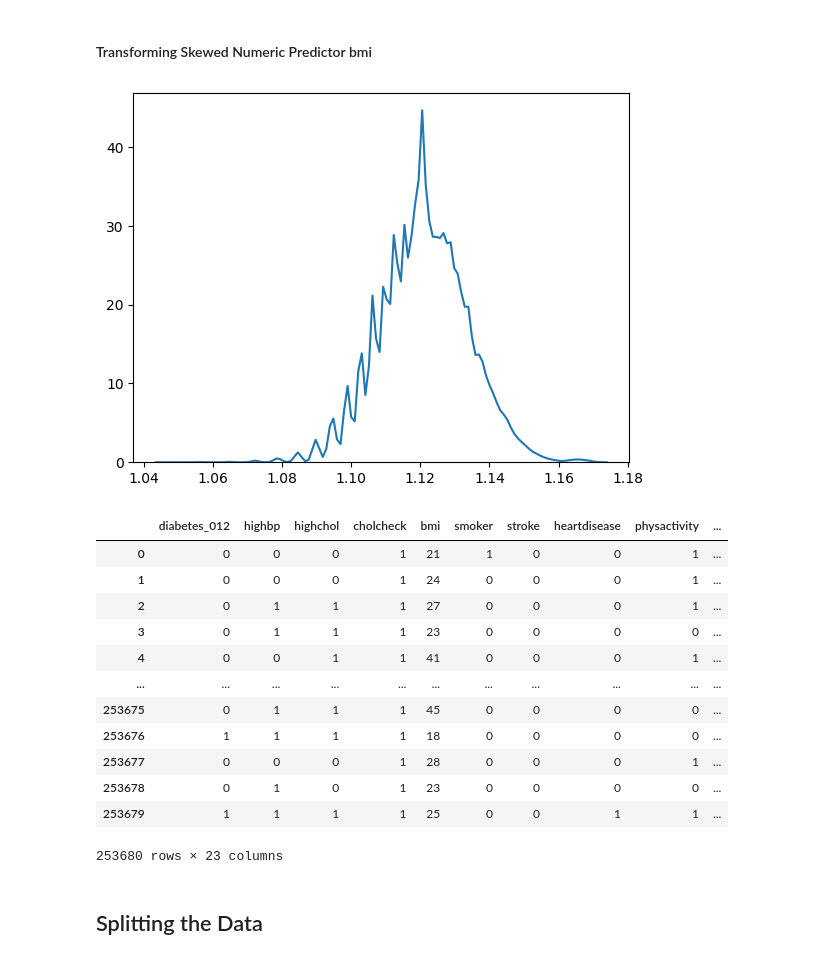
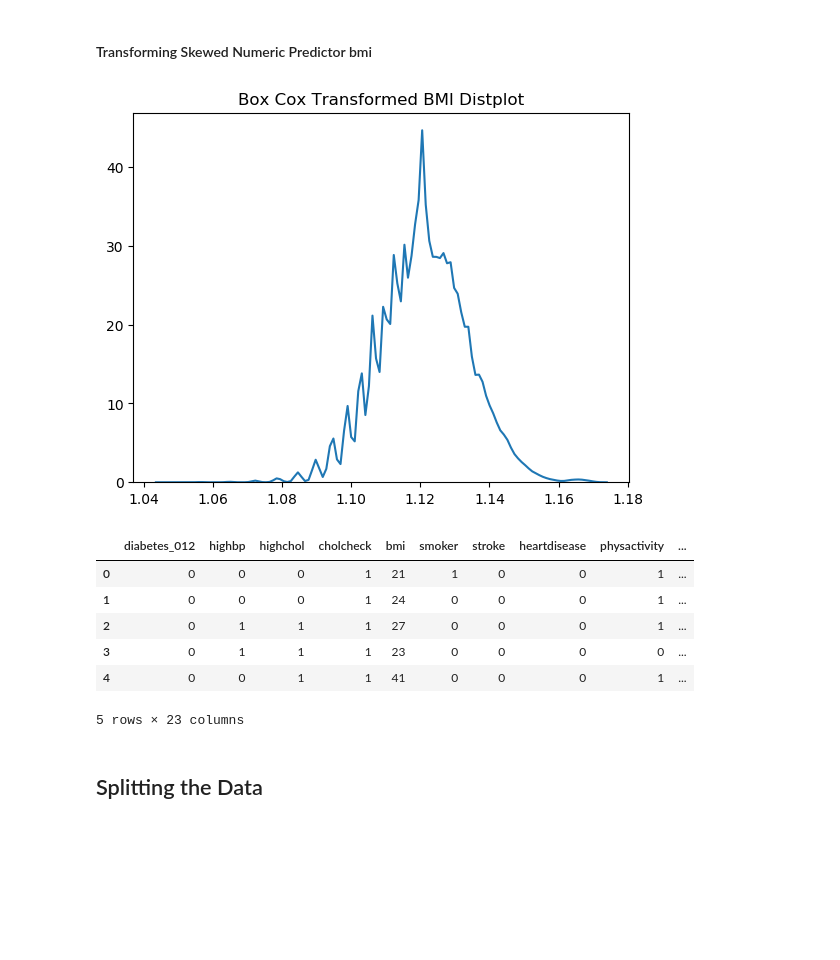
Before and after one commit to ChrisGarciaDS/Predict-Diabetes-Cloud, a Jupyter notebook: analysisNotebook.ipynb, the cells around one changed output. Saved outputs shown, nothing was run; the diff lists cells and outputs as text; code cells hidden in the pictures; blank space fills up the shorter version.

```diff
--- a/analysisNotebook.ipynb
+++ b/analysisNotebook.ipynb
@@ -625,16 +726,17 @@ plt.show()
 # %%
 numeric_data = diabetes_indicators_df['bmi']
 transformed_bmi, best_lambda_bmi = boxcox(numeric_data)
 
 sns.distplot(transformed_bmi, hist=False, kde=True)
+plt.title('Box Cox Transformed BMI Distplot')
 plt.show()
 # %% [output]
-[figure, old version]
+[figure, new version]
 # %%
 bmi_transformed_df = pd.DataFrame(transformed_bmi, columns = ['bmi_boxcox'])
 diabetes_indicators_trans = pd.concat([diabetes_indicators_df, bmi_transformed_df], axis = 'columns')
 
-diabetes_indicators_trans
+diabetes_indicators_trans.head()
 # %% [output]
 |  | diabetes_012 | highbp | highchol | cholcheck | bmi | smoker | stroke | heartdisease | physactivity | ... |
 | 0 | 0 | 0 | 0 | 1 | 21 | 1 | 0 | 0 | 1 | ... |
@@ -642,13 +744,7 @@ diabetes_indicators_trans
 | 2 | 0 | 1 | 1 | 1 | 27 | 0 | 0 | 0 | 1 | ... |
 | 3 | 0 | 1 | 1 | 1 | 23 | 0 | 0 | 0 | 0 | ... |
 | 4 | 0 | 0 | 1 | 1 | 41 | 0 | 0 | 0 | 1 | ... |
-| ... | ... | ... | ... | ... | ... | ... | ... | ... | ... | ... |
-| 253675 | 0 | 1 | 1 | 1 | 45 | 0 | 0 | 0 | 0 | ... |
-| 253676 | 1 | 1 | 1 | 1 | 18 | 0 | 0 | 0 | 0 | ... |
-| 253677 | 0 | 0 | 0 | 1 | 28 | 0 | 0 | 0 | 1 | ... |
-| 253678 | 0 | 1 | 0 | 1 | 23 | 0 | 0 | 0 | 0 | ... |
-| 253679 | 1 | 1 | 1 | 1 | 25 | 0 | 0 | 1 | 1 | ... |
-253680 rows × 23 columns
+5 rows × 23 columns
 # %% [markdown]
 ## Splitting the Data
 # %%
```
Also changed, not shown: parts of 22 cells of this notebook.
